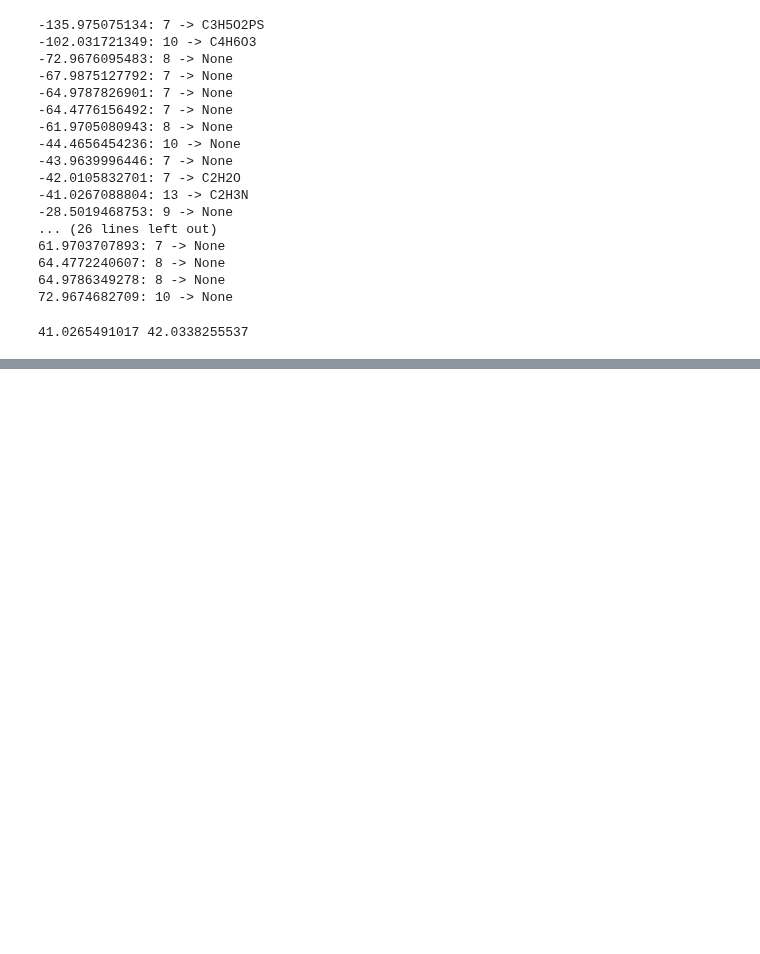
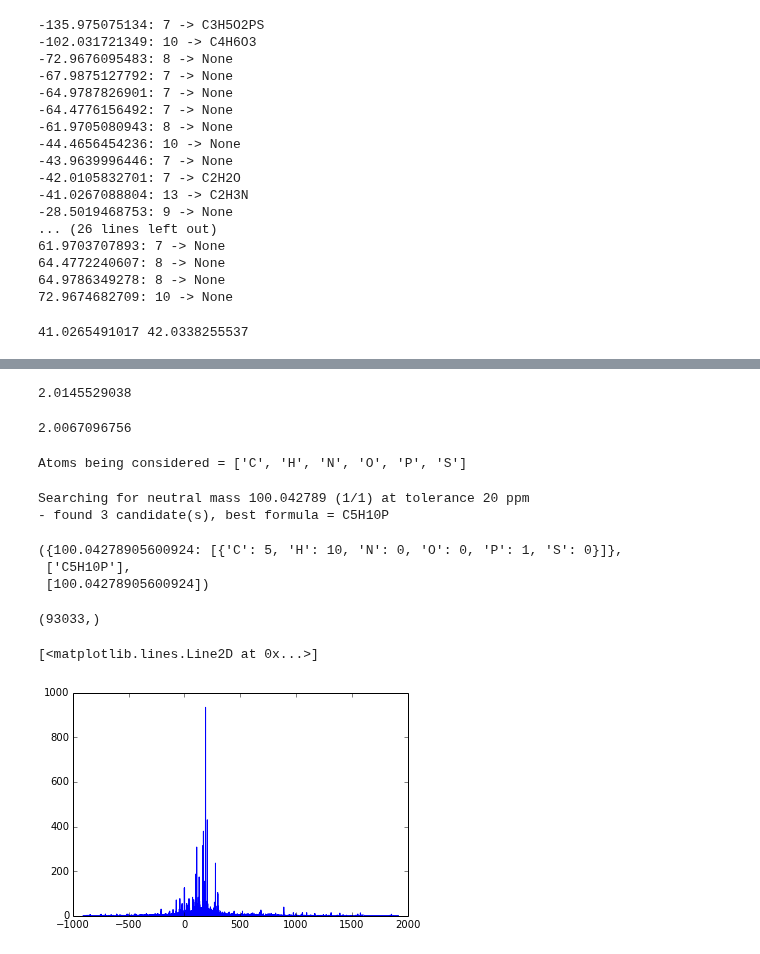
Before and after one commit to sdrogers/metabolomics_tools, a Jupyter notebook: discretisation/Experiments with fragments.ipynb, the cells around one changed output, grey strips where cells are left out. Cells and saved outputs as stored; diff of their text form; code cells hidden in the pictures; blank space fills up the shorter version.

```diff
--- a/discretisation/Experiments with fragments.ipynb
+++ b/discretisation/Experiments with fragments.ipynb
@@ -247,0 +345,34 @@ print acn_mass, acn_mass + PROTON_MASS
+# %%
+1.0072764519*2
+# %% [output]
+2.0145529038
+# %%
+print 2*(e2.atom_masses['C13'] - e2.atom_masses['C'])
+# %% [output]
+2.0067096756
+# %%
+e2 = ef.ef_assigner(enforce_ppm = True)
+# %% [output]
+Atoms being considered = ['C', 'H', 'N', 'O', 'P', 'S']
+# %%
+# e2.find_formulas([18.0107747736],ppm=20,polarisation="None")
+# e2.find_formulas([41.0267595061],ppm=20,polarisation="None")
+# e2.find_formulas([46.0056306894],ppm=20,polarisation="None")
+# e2.find_formulas([73.0008759241],ppm=20,polarisation="None")
+e2.find_formulas([101.050065508],ppm=20,polarisation="Pos")
+# e2.find_formulas([189.249431045],ppm=20,polarisation="None")
+# %% [output]
+Searching for neutral mass 100.042789 (1/1) at tolerance 20 ppm
+- found 3 candidate(s), best formula = C5H10P
+({100.04278905600924: [{'C': 5, 'H': 10, 'N': 0, 'O': 0, 'P': 1, 'S': 0}]},
+ ['C5H10P'],
+ [100.04278905600924])
+# %%
+print val.shape
+# %% [output]
+(93033,)
+# %%
+plt.plot(val,count)
+# %% [output]
+[<matplotlib.lines.Line2D at 0x...>]
+[figure, added]
```
Also changed, not shown: parts of 15 cells of this notebook, 4 other files.
